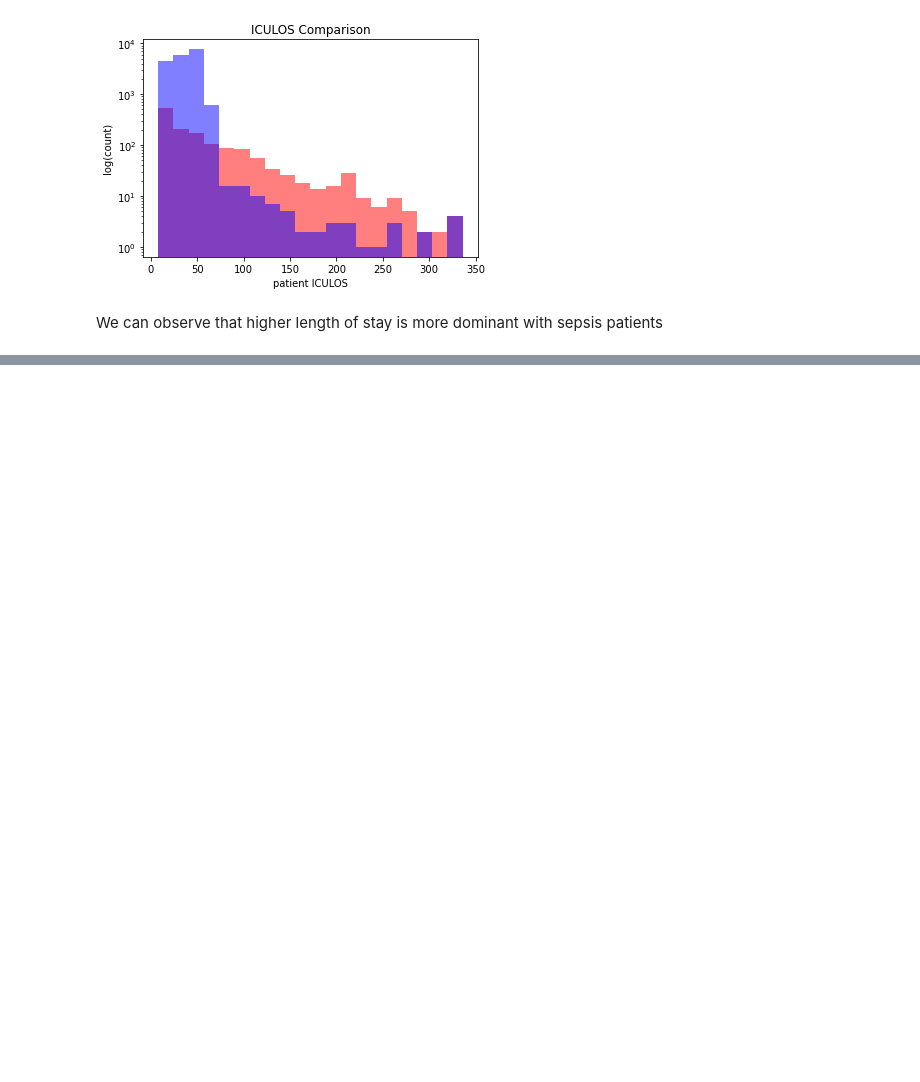
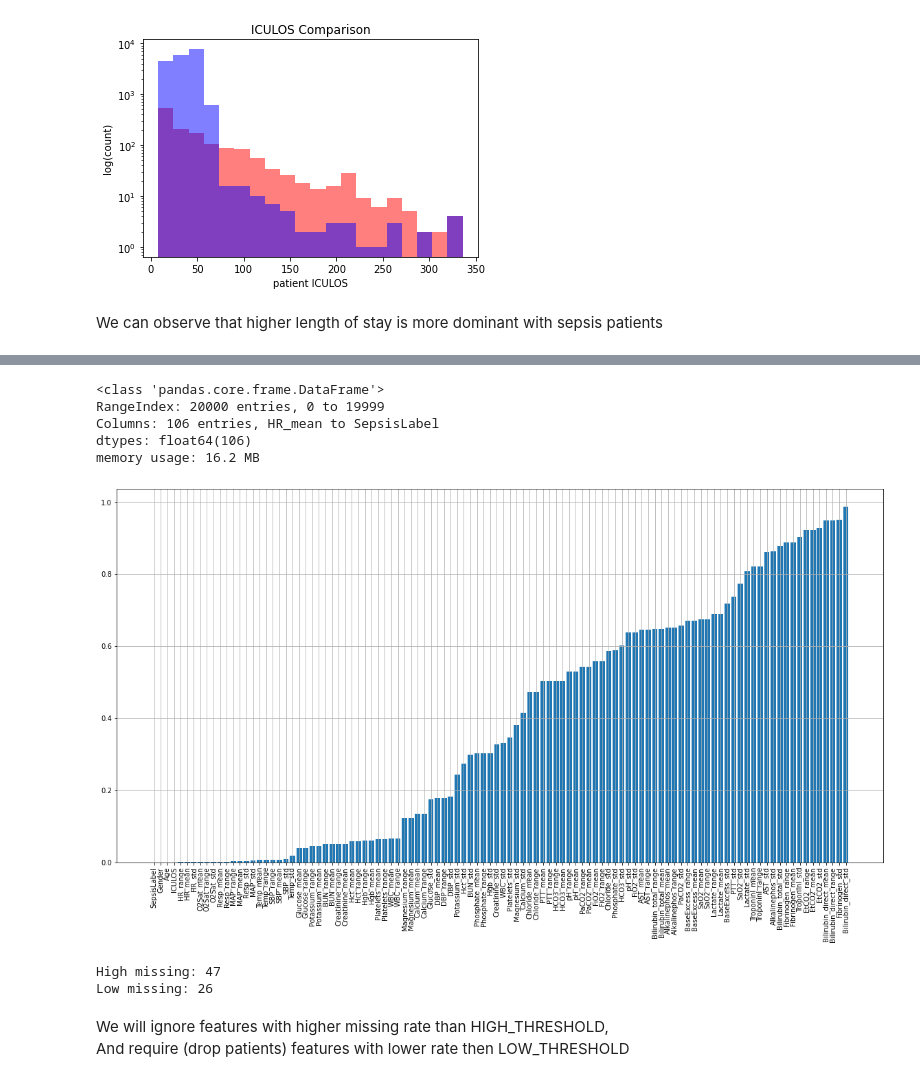
Before and after one commit to snirlugassy/sepsis_early_detection, a Jupyter notebook: hw1_eda.ipynb, the cells around one changed output, grey strips where cells are left out. Drawn from its saved outputs; the diff is of its cells as text; code cells hidden in the pictures; blank space fills up the shorter version.

```diff
--- a/hw1_eda.ipynb
+++ b/hw1_eda.ipynb
@@ -511,0 +457,12 @@ data[0].MAP.plot()
+# %%
+sepsis_patient_vecs = []
+
+for i in range(len(sepsis)):
+    _df = sepsis[i]
+    _mean = _df[dynamic_features].mean().add_suffix('_mean')
+    _std = _df[dynamic_features].std().add_suffix('_std')
+    _range = (_df[dynamic_features].max() - _df[dynamic_features].min()).add_suffix('_range')
+    _max = _df[['Age', 'Gender', 'ICULOS', 'SepsisLabel']].max()
+    sepsis_patient_vecs.append(pd.concat([_mean, _std, _range, _max], axis=0))
+
+len(sepsis_patient_vecs)
@@ -511,0 +471,12 @@ data[0].MAP.plot()
+# %%
+non_sepsis_patient_vecs = []
+
+for i in range(len(non_sepsis)):
+    _df = non_sepsis[i]
+    _mean = _df[dynamic_features].mean().add_suffix('_mean')
+    _std = _df[dynamic_features].std().add_suffix('_std')
+    _range = (_df[dynamic_features].max() - _df[dynamic_features].min()).add_suffix('_range')
+    _max = _df[['Age', 'Gender', 'ICULOS', 'SepsisLabel']].max()
+    non_sepsis_patient_vecs.append(pd.concat([_mean, _std, _range, _max], axis=0))
+
+len(non_sepsis_patient_vecs)
@@ -511,0 +485,3 @@ data[0].MAP.plot()
+# %%
+patient_vecs = sepsis_patient_vecs + non_sepsis_patient_vecs
+len(patient_vecs)
@@ -511,0 +490,3 @@ data[0].MAP.plot()
+# %%
+data = pd.DataFrame(patient_vecs)
+data
@@ -511,0 +507,20 @@ data[0].MAP.plot()
+# %%
+data.info()
+# %% [output]
+<class 'pandas.core.frame.DataFrame'>
+RangeIndex: 20000 entries, 0 to 19999
+Columns: 106 entries, HR_mean to SepsisLabel
+dtypes: float64(106)
+memory usage: 16.2 MB
+# %%
+df_missing_value_rates = data.isna().sum() / data.shape[0]
+df_missing_value_rates = df_missing_value_rates.sort_values()
+df_missing_value_rates
+
+plt.figure(figsize=(20,10))
+plt.bar(df_missing_value_rates.keys(), df_missing_value_rates.values)
+plt.xticks(rotation=90)
+plt.grid()
+plt.show()
+# %% [output]
+[figure, added]
@@ -511,0 +530,14 @@ data[0].MAP.plot()
+# %%
+HIGH_THRESHOLD = 0.5
+LOW_THRESHOLD = 0.05
+
+high_missing_features = df_missing_value_rates[df_missing_value_rates >= HIGH_THRESHOLD].keys()
+low_missing_features = df_missing_value_rates[df_missing_value_rates <= LOW_THRESHOLD].keys()
+print('High missing:', len(high_missing_features))
+print('Low missing:', len(low_missing_features))
+# %% [output]
+High missing: 47
+Low missing: 26
+# %% [markdown]
+We will ignore features with higher missing rate than HIGH_THRESHOLD,
+And require (drop patients) features with lower rate then LOW_THRESHOLD
```
Also changed, not shown: parts of 45 cells of this notebook, 36 other files.
